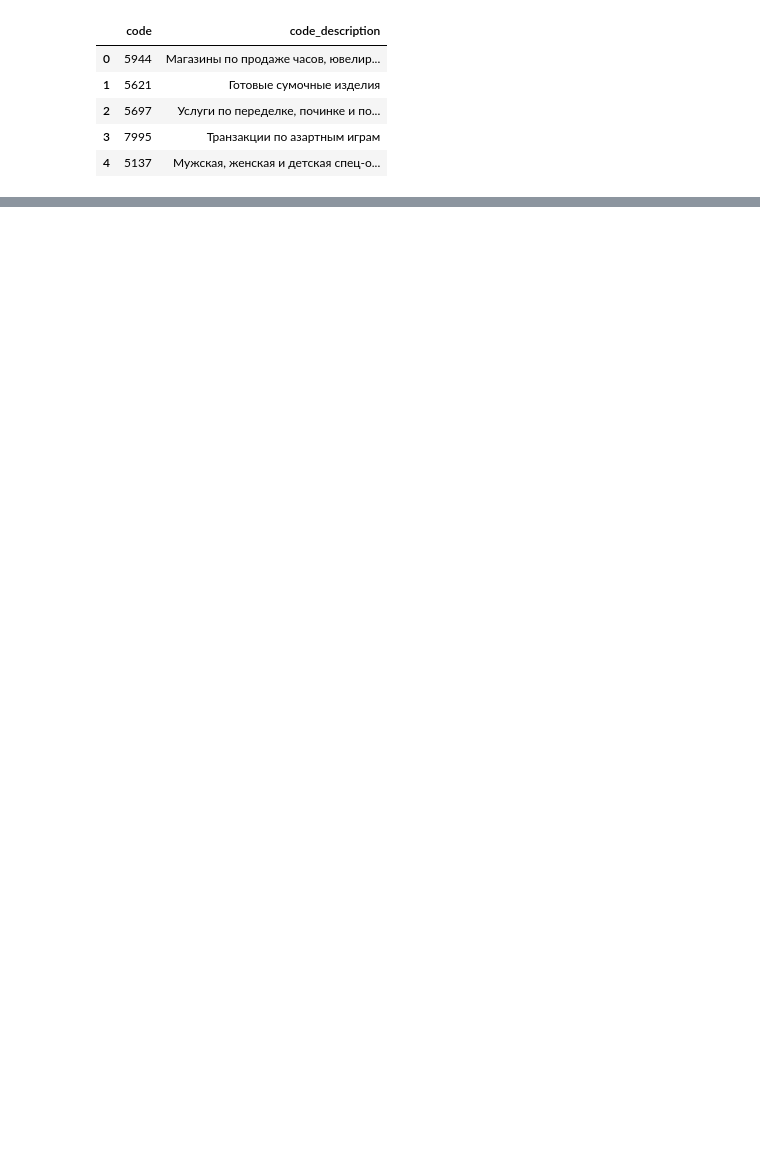
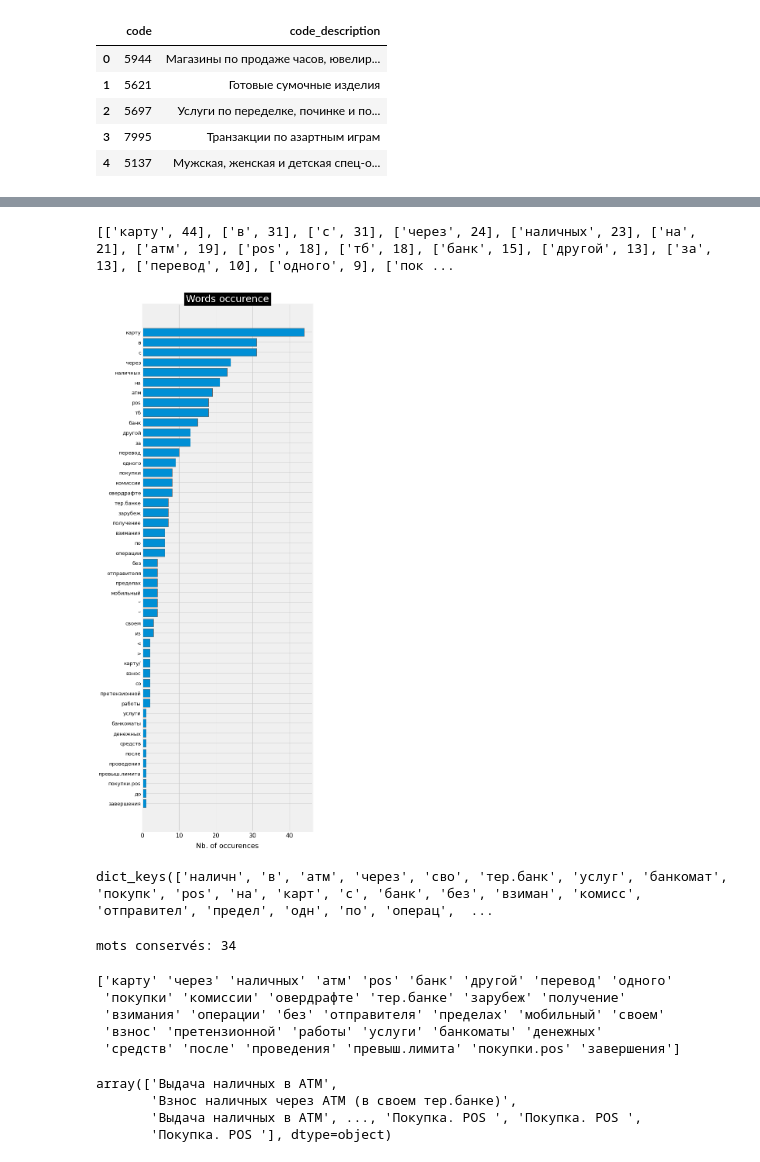
Before and after one commit to meyram345/gender_prediction, a Jupyter notebook: main.ipynb, the cells around one changed output, grey strips where cells are left out. Saved outputs shown, nothing was run; the diff lists cells and outputs as text; code cells hidden in the pictures; blank space fills up the shorter version.

```diff
--- a/main.ipynb
+++ b/main.ipynb
@@ -47,0 +132,3 @@ X_test=transactions_df[transactions_df.client_id.isin(test_df.client_id)]
+# %%
+transactions_df.dropna(inplace=True)
+transactions_df.isnull().sum()
@@ -47,0 +187,5 @@ X_test=transactions_df[transactions_df.client_id.isin(test_df.client_id)]
+# %%
+df_types = pd.DataFrame(transactions_df['type_description'].unique()).rename(columns = {0:'type_description'})
+#unique names of types
+print(df_types.shape)
+df_types
@@ -47,0 +211,5 @@ X_test=transactions_df[transactions_df.client_id.isin(test_df.client_id)]
+# %%
+import nltk
+nltk.download('punkt')
+nltk.download('averaged_perceptron_tagger')
+keywords, keywords_roots, keywords_select, count_keywords = keywords_inventory(df_types)
@@ -47,0 +224,55 @@ X_test=transactions_df[transactions_df.client_id.isin(test_df.client_id)]
+# %%
+list_products = []
+for k,v in count_keywords.items():
+    list_products.append([keywords_select[k],v])
+list_products.sort(key = lambda x:x[1], reverse = True)
+print(list_products)
+# %% [output]
+[['карту', 44], ['в', 31], ['с', 31], ['через', 24], ['наличных', 23], ['на', 21], ['атм', 19], ['pos', 18], ['тб', 18], ['банк', 15], ['другой', 13], ['за', 13], ['перевод', 10], ['одного', 9], ['пок ...
+# %%
+liste = sorted(list_products, key = lambda x:x[1], reverse = True)
+#_______________________________
+plt.rc('font', weight='normal')
+fig, ax = plt.subplots(figsize=(7, 25))
+y_axis = [i[1] for i in liste[:125]]
+x_axis = [k for k,i in enumerate(liste[:125])]
+x_label = [i[0] for i in liste[:125]]
+plt.xticks(fontsize = 15)
+plt.yticks(fontsize = 13)
+plt.yticks(x_axis, x_label)
+plt.xlabel("Nb. of occurences", fontsize = 18, labelpad = 10)
+ax.barh(x_axis, y_axis, align = 'center')
+ax = plt.gca()
+ax.invert_yaxis()
+#_______________________________________________________________________________________
+plt.title("Words occurence",bbox={'facecolor':'k', 'pad':5}, color='w',fontsize = 25)
+plt.show()
+# %% [output]
+[figure, added]
+# %%
+keywords_roots.keys()
+# %% [output]
+dict_keys(['наличн', 'в', 'атм', 'через', 'сво', 'тер.банк', 'услуг', 'банкомат', 'покупк', 'pos', 'на', 'карт', 'с', 'банк', 'без', 'взиман', 'комисс', 'отправител', 'предел', 'одн', 'по', 'операц',  ...
+# %%
+#there are some symbols in keywords< let's remove them
+list_products = []
+for k,v in count_keywords.items():
+    word = keywords_select[k]
+#     if word in ['pink', 'blue', 'tag', 'green', 'orange']: continue
+    if len(word) < 3 : continue
+    if ('\"' in word) or ('<' in word) or ('>' in word) or ('/' in word): continue
+    list_products.append([word, v])
+#______________________________________________________
+list_products.sort(key = lambda x:x[1], reverse = True)
+print('mots conservés:', len(list_products))
+# %% [output]
+mots conservés: 34
+# %%
+products=np.array(list_products)
+print(products[:,0])
+# %% [output]
+['карту' 'через' 'наличных' 'атм' 'pos' 'банк' 'другой' 'перевод' 'одного'
+ 'покупки' 'комиссии' 'овердрафте' 'тер.банке' 'зарубеж' 'получение'
+ 'взимания' 'операции' 'без' 'отправителя' 'пределах' 'мобильный' 'своем'
+ 'взнос' 'претензионной' 'работы' 'услуги' 'банкоматы' 'денежных'
+ 'средств' 'после' 'проведения' 'превыш.лимита' 'покупки.pos' 'завершения']
@@ -47,0 +284,7 @@ X_test=transactions_df[transactions_df.client_id.isin(test_df.client_id)]
+# %%
+transactions_df['type_description'].values
+# %% [output]
+array(['Выдача наличных в АТМ',
+       'Взнос наличных через АТМ (в своем тер.банке)',
+       'Выдача наличных в АТМ', ..., 'Покупка. POS ', 'Покупка. POS ',
+       'Покупка. POS '], dtype=object)
```
Also changed, not shown: parts of 51 cells of this notebook, 2 other files.
